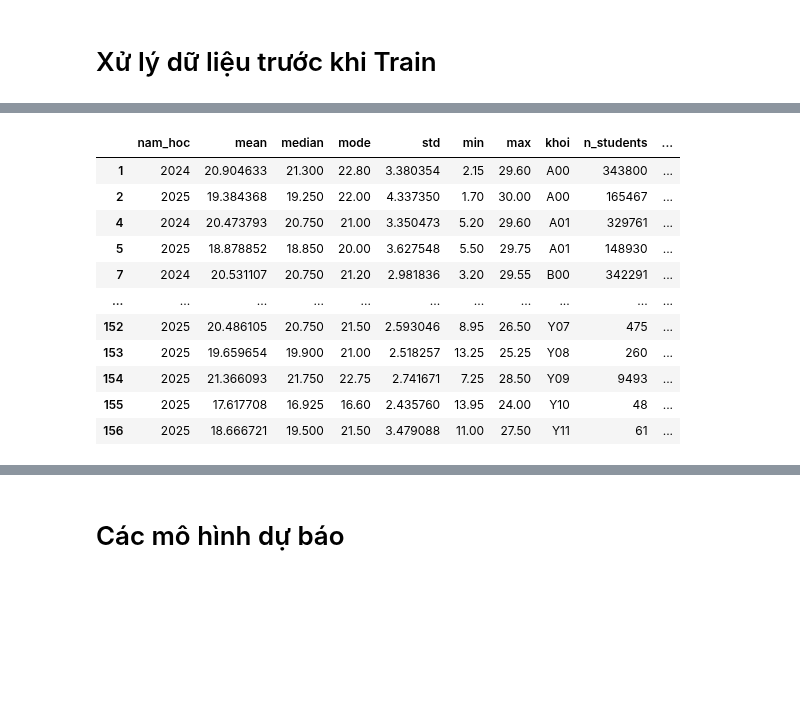
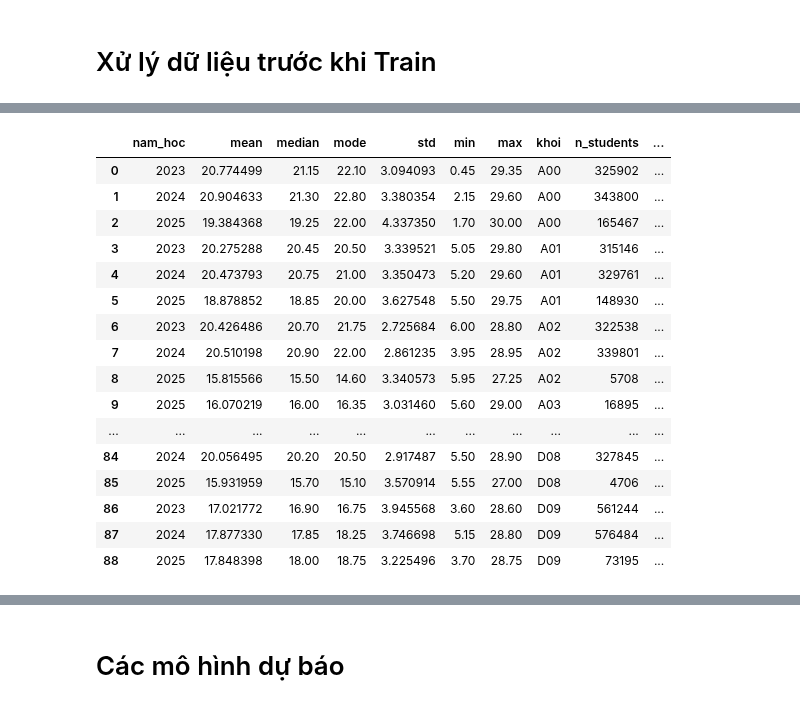
Before and after one commit to tano-dev/Vietnam-National-Exam-Score-Analysis-and-Forecasting, a Jupyter notebook: Notebook/Forecast.ipynb, the cells around one changed output, grey strips where cells are left out. Saved outputs shown, nothing was run; the diff lists cells and outputs as text; code cells hidden in the pictures; blank space fills up the shorter version.

```diff
--- a/Notebook/Forecast.ipynb
+++ b/Notebook/Forecast.ipynb
@@ -945,6 +922,8 @@ from Module.Load_Data import CleanDataLoader
 from sklearn.pipeline import Pipeline
 from sklearn.preprocessing import StandardScaler
 from sklearn.linear_model import LogisticRegression
+from sklearn.linear_model import Ridge
+from sklearn.metrics import mean_absolute_error, r2_score
 
 
 def load_all_block_analysis_with_features(
@@ -956,7 +935,7 @@ def load_all_block_analysis_with_features(
     - Thêm:
         + n_students: số thí sinh của khối đó trong từng năm (từ distribution)
         + total_students_year: tổng số thí sinh toàn năm (từ clean_data.get_total_students())
-        + share_in_year: tỉ lệ thí sinh khối đó / tổng thí sinh năm
+      (KHÔNG tính share_in_year ở đây, sẽ tính sau khi gộp khoi_group)
     """
 
     block_root: Path = clean_data.block_data_root
@@ -1030,8 +1009,6 @@ def load_all_block_analysis_with_features(
     block_analysis_all = pd.concat(all_dfs, ignore_index=True)
 
     # --- 4. Lấy tổng số thí sinh theo năm từ CleanDataLoader ---
-    #    File: Clean_Data_2023-2025/Export_Yearly_Total_Students.csv
-    #    Hàm: clean_data.get_total_students()
     df_total = clean_data.get_total_students().copy()
 
     # Chuẩn hoá tên cột tổng số thí sinh về 'total_students_year'
@@ -1054,12 +1031,7 @@ def load_all_block_analysis_with_features(
         how="left"
     )
 
-    # 5) Tính share_in_year = n_students / total_students_year
-    if "n_students" in block_analysis_all.columns and "total_students_year" in block_analysis_all.columns:
-        block_analysis_all["share_in_year"] = (
-            block_analysis_all["n_students"] / block_analysis_all["total_students_year"]
-        )
-
+    # KHÔNG tính share_in_year ở đây nữa
     return block_analysis_all
 # %%
 clean_data = CleanDataLoader(project_root=project_root_dir)
@@ -1084,34 +1056,36 @@ df_block_features
 # Xử lý dữ liệu trước khi Train
 # %%
 import numpy as np
+import pandas as pd
 
-df = df_block_features.copy()
+# 1) Chọn 10 khối muốn mô hình hóa
+TOP_BLOCKS = ["A00", "A01", "B00", "C00", "D01",
+              "D07", "D08", "D09", "A02", "A03"]  # chỉnh lại nếu muốn
 
-# 1. Chọn 8 khối chính + OTHER
-MAIN_BLOCKS = ["A00", "A01", "B00", "C00", "D01", "D07", "D08", "D09"]
+# 2) Lọc ra data chỉ chứa 10 khối này
+df_top = df_block_features[df_block_features["khoi"].isin(TOP_BLOCKS)].copy()
 
-# Nếu khoi trong MAIN_BLOCKS thì giữ nguyên, ngược lại gom về OTHER
-df["khoi_group"] = np.where(df["khoi"].isin(MAIN_BLOCKS), df["khoi"], "OTHER")
+# Ép kiểu numeric cơ bản
+df_top["nam_hoc"] = pd.to_numeric(df_top["nam_hoc"], errors="coerce")
+df_top = df_top.dropna(subset=["nam_hoc"]).copy()
+df_top["nam_hoc"] = df_top["nam_hoc"].astype(int)
 
-# 2. Index thời gian (0, 1, 2, ...)
-df["year_idx"] = df["nam_hoc"] - df["nam_hoc"].min()
+for col in ["mean", "median", "mode", "std", "min", "max", "n_students", "total_students_year"]:
+    if col in df_top.columns:
+        df_top[col] = pd.to_numeric(df_top[col], errors="coerce")
 
-# 3. Sắp xếp theo nhóm khối + năm
-df = df.sort_values(["khoi_group", "nam_hoc"]).reset_index(drop=True)
+# 3) Tính share_in_year TRONG 10 KHỐI:
+df_top["share_in_year"] = df_top["n_students"] / df_top["total_students_year"]
 
-# 4. Tính lag & delta cho từng khoi_group
-df["share_lag1"]   = df.groupby("khoi_group")["share_in_year"].shift(1)
-df["delta_share"]  = df["share_in_year"] - df["share_lag1"]
+# (Optional) normalize lần nữa cho chắc
+df_top["share_in_year"] = df_top["share_in_year"] / (
+    df_top.groupby("nam_hoc")["share_in_year"].transform("sum") + 1e-12
+)
 
-# 5. Bỏ các dòng không có lag (năm đầu tiên của mỗi khoi_group)
-df_model = df.dropna(subset=["share_lag1"]).copy()
+print("Years:", sorted(df_top["nam_hoc"].unique()))
+print("Blocks:", sorted(df_top["khoi"].unique()))
+print("Sum share per year (should ≈1):")
+print(df_top.groupby("nam_hoc")["share_in_year"].sum().sort_index())
 
-# Các feature số dùng cho model
-base_features = [
-    "year_idx", "mean", "median", "std",
-    "n_students", "total_students_year",
-    "share_lag1", "delta_share"
-]
-
-df_model
+df_top
 # %% [output]
@@ -1118,12 +1100,17 @@ df_model
 |  | nam_hoc | mean | median | mode | std | min | max | khoi | n_students | ... |
-| 1 | 2024 | 20.904633 | 21.300 | 22.80 | 3.380354 | 2.15 | 29.60 | A00 | 343800 | ... |
-| 2 | 2025 | 19.384368 | 19.250 | 22.00 | 4.337350 | 1.70 | 30.00 | A00 | 165467 | ... |
-| 4 | 2024 | 20.473793 | 20.750 | 21.00 | 3.350473 | 5.20 | 29.60 | A01 | 329761 | ... |
-| 5 | 2025 | 18.878852 | 18.850 | 20.00 | 3.627548 | 5.50 | 29.75 | A01 | 148930 | ... |
-| 7 | 2024 | 20.531107 | 20.750 | 21.20 | 2.981836 | 3.20 | 29.55 | B00 | 342291 | ... |
+| 0 | 2023 | 20.774499 | 21.15 | 22.10 | 3.094093 | 0.45 | 29.35 | A00 | 325902 | ... |
+| 1 | 2024 | 20.904633 | 21.30 | 22.80 | 3.380354 | 2.15 | 29.60 | A00 | 343800 | ... |
+| 2 | 2025 | 19.384368 | 19.25 | 22.00 | 4.337350 | 1.70 | 30.00 | A00 | 165467 | ... |
+| 3 | 2023 | 20.275288 | 20.45 | 20.50 | 3.339521 | 5.05 | 29.80 | A01 | 315146 | ... |
+| 4 | 2024 | 20.473793 | 20.75 | 21.00 | 3.350473 | 5.20 | 29.60 | A01 | 329761 | ... |
+| 5 | 2025 | 18.878852 | 18.85 | 20.00 | 3.627548 | 5.50 | 29.75 | A01 | 148930 | ... |
+| 6 | 2023 | 20.426486 | 20.70 | 21.75 | 2.725684 | 6.00 | 28.80 | A02 | 322538 | ... |
+| 7 | 2024 | 20.510198 | 20.90 | 22.00 | 2.861235 | 3.95 | 28.95 | A02 | 339801 | ... |
+| 8 | 2025 | 15.815566 | 15.50 | 14.60 | 3.340573 | 5.95 | 27.25 | A02 | 5708 | ... |
+| 9 | 2025 | 16.070219 | 16.00 | 16.35 | 3.031460 | 5.60 | 29.00 | A03 | 16895 | ... |
 | ... | ... | ... | ... | ... | ... | ... | ... | ... | ... | ... |
-| 152 | 2025 | 20.486105 | 20.750 | 21.50 | 2.593046 | 8.95 | 26.50 | Y07 | 475 | ... |
-| 153 | 2025 | 19.659654 | 19.900 | 21.00 | 2.518257 | 13.25 | 25.25 | Y08 | 260 | ... |
-| 154 | 2025 | 21.366093 | 21.750 | 22.75 | 2.741671 | 7.25 | 28.50 | Y09 | 9493 | ... |
-| 155 | 2025 | 17.617708 | 16.925 | 16.60 | 2.435760 | 13.95 | 24.00 | Y10 | 48 | ... |
-| 156 | 2025 | 18.666721 | 19.500 | 21.50 | 3.479088 | 11.00 | 27.50 | Y11 | 61 | ... |
+| 84 | 2024 | 20.056495 | 20.20 | 20.50 | 2.917487 | 5.50 | 28.90 | D08 | 327845 | ... |
+| 85 | 2025 | 15.931959 | 15.70 | 15.10 | 3.570914 | 5.55 | 27.00 | D08 | 4706 | ... |
+| 86 | 2023 | 17.021772 | 16.90 | 16.75 | 3.945568 | 3.60 | 28.60 | D09 | 561244 | ... |
+| 87 | 2024 | 17.877330 | 17.85 | 18.25 | 3.746698 | 5.15 | 28.80 | D09 | 576484 | ... |
+| 88 | 2025 | 17.848398 | 18.00 | 18.75 | 3.225496 | 3.70 | 28.75 | D09 | 73195 | ... |
```
Also changed, not shown: parts of 26 cells of this notebook.
